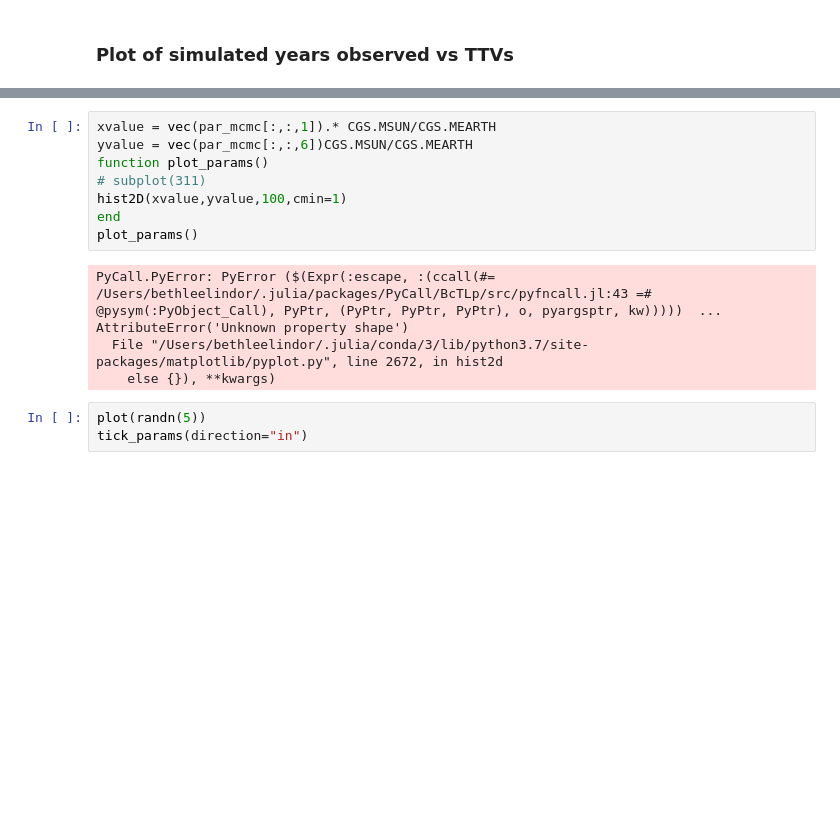
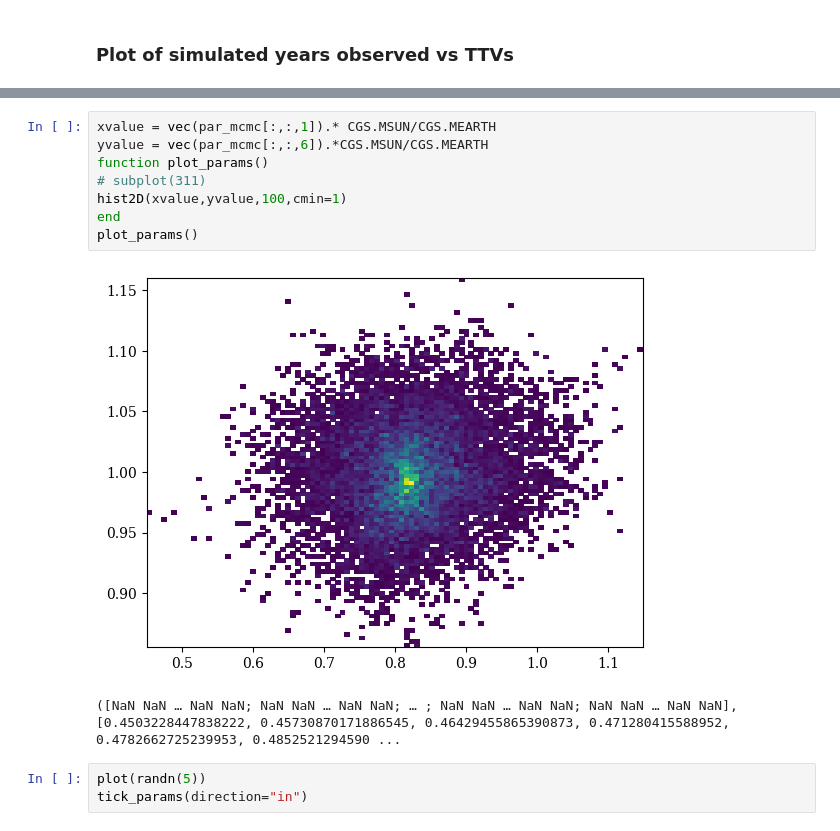
Before and after one commit to bmlindor/ttv_ss, a Jupyter notebook: work.ipynb, the cells around one changed output, grey strips where cells are left out. Cells and saved outputs as stored; diff of their text form; blank space fills up the shorter version.

```diff
--- a/work.ipynb
+++ b/work.ipynb
@@ -67,16 +67,14 @@ plot_ttvs(false)
 # %%
 xvalue = vec(par_mcmc[:,:,1]).* CGS.MSUN/CGS.MEARTH
-yvalue = vec(par_mcmc[:,:,6])CGS.MSUN/CGS.MEARTH
+yvalue = vec(par_mcmc[:,:,6]).*CGS.MSUN/CGS.MEARTH
 function plot_params()
 # subplot(311)
 hist2D(xvalue,yvalue,100,cmin=1)
 end
 plot_params()
 # %% [output]
+[figure, added]
-PyCall.PyError: PyError ($(Expr(:escape, :(ccall(#= /Users/bethleelindor/.julia/packages/PyCall/BcTLp/src/pyfncall.jl:43 =# @pysym(:PyObject_Call), PyPtr, (PyPtr, PyPtr, PyPtr), o, pyargsptr, kw)))))  ...
-AttributeError('Unknown property shape')
-  File "/Users/bethleelindor/.julia/conda/3/lib/python3.7/site-packages/matplotlib/pyplot.py", line 2672, in hist2d
-    else {}), **kwargs)
+([NaN NaN … NaN NaN; NaN NaN … NaN NaN; … ; NaN NaN … NaN NaN; NaN NaN … NaN NaN], [0.4503228447838222, 0.45730870171886545, 0.46429455865390873, 0.471280415588952, 0.4782662725239953, 0.4852521294590 ...
 # %%
 plot(randn(5))
 tick_params(direction="in")
```
Also changed, not shown: parts of 4 cells of this notebook.
